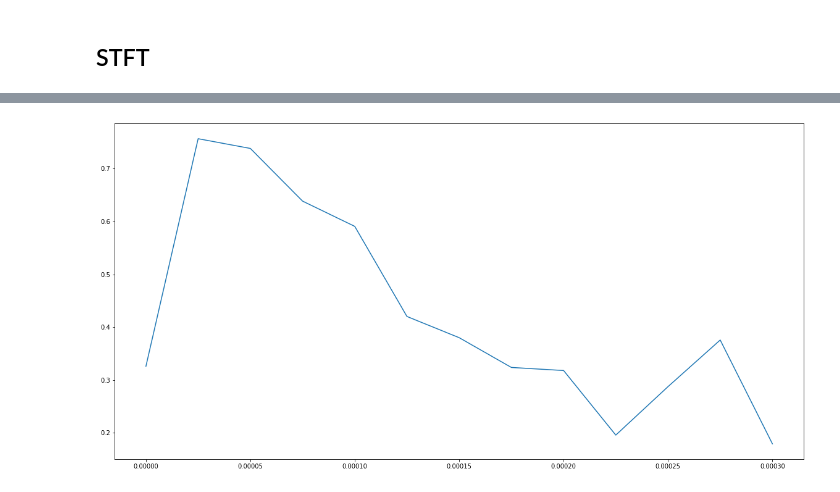
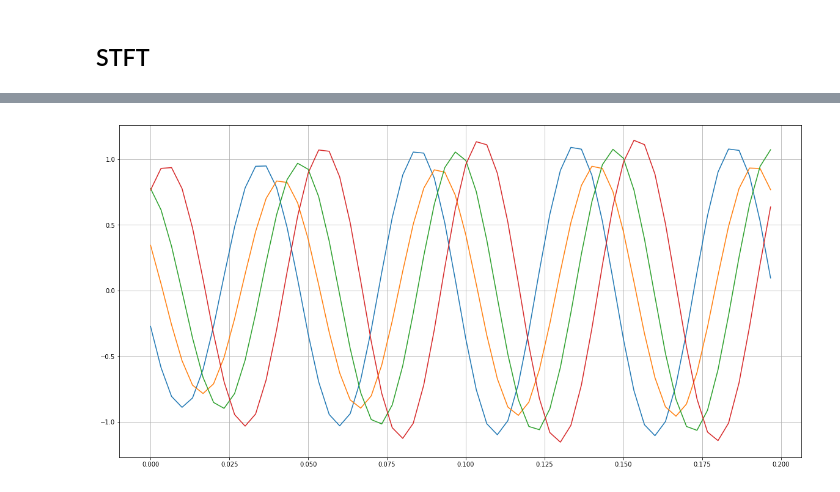
Before and after one commit to MuddSub/Hydrophones, a Jupyter notebook: Process-Hphones.ipynb, the cells around one changed output, grey strips where cells are left out. Cells and saved outputs as stored; diff of their text form; code cells hidden in the pictures.

```diff
--- a/Process-Hphones.ipynb
+++ b/Process-Hphones.ipynb
@@ -75,7 +94,7 @@ def bandpassFilter(signals):
         lowcut = (freq-diff)*1000
         highcut = (freq+diff)*1000
         t = signal[0]
-        y = butter_bandpass_filter(signal[1], lowcut, highcut, sr*1000, order=2)
+        y = butter_bandpass_filter(signal[1], lowcut, highcut, sr*1000, order=4)
         filtered_signals.append((t,y))
     return filtered_signals
 # %%
@@ -93,13 +115,2 @@ plt.show()
 # %% [markdown]
 ## STFT
-# %%
-f, t, Zxx = signal.stft(short_signals[0][1], fs=sr*1000,nperseg=50)
-plt.figure(figsize=(20,10))
-f = np.array(f)
-idx = np.where(f == 40*1000)
-plt.pcolormesh(t, f, np.abs(Zxx))
-plt.title('STFT Magnitude')
-plt.ylabel('Frequency [Hz]')
-plt.xlabel('Time [sec]')
-plt.show()
-print(f, idx[0],freq*1000)
@@ -110,0 +178,27 @@ print(f, idx[0],freq*1000)
+# %%
+phases = []
+phase_data = []
+maxTime = min(times)
+print("TIME: " +str(maxTime/sr))
+f_window=30
+lbound = maxTime
+ubound = maxTime+f_window*2
+if lbound < 0:
+    lbound = 0
+if ubound >= len(filtered_signals[arrNum]):
+    ubound = len(filtered_signals[arrNum])-1
+for arrNum in range(4):
+    phase_info = filtered_signals[arrNum][lbound:ubound]
+    phase_data.append(phase_info)
+    X = fftpack.fft(filtered_signals[arrNum][lbound:ubound])
+    freqs = fftpack.fftfreq(len(filtered_signals[arrNum][lbound:ubound])) * sr
+    freqIdx = np.where(freqs == freq)
+    complexMag = X[freqIdx[0][0]]
+    print(complexMag)
+    phase = np.angle(complexMag)
+    phases.append(phase)
+    print(phase)
+print("------------------------------------------")
+print((phases[0]-phases[1]))
+print((phases[1]-phases[2]))
+print((phases[2]-phases[3]))
@@ -111,6 +219,9 @@ print(f, idx[0],freq*1000)
 # %%
 plt.figure(figsize=(20,10))
-plt.plot(t, np.abs(Zxx[idx][0]))
+plt.grid(True)
+t = np.arange(0, len(phase_data[0]))/sr*1000
+for phase_info in phase_data:
+    plt.plot(t,phase_info)
 plt.show()
 # %% [output]
-[figure, old version]
+[figure, new version]
```
Also changed, not shown: parts of 9 cells of this notebook, 1 other file.
